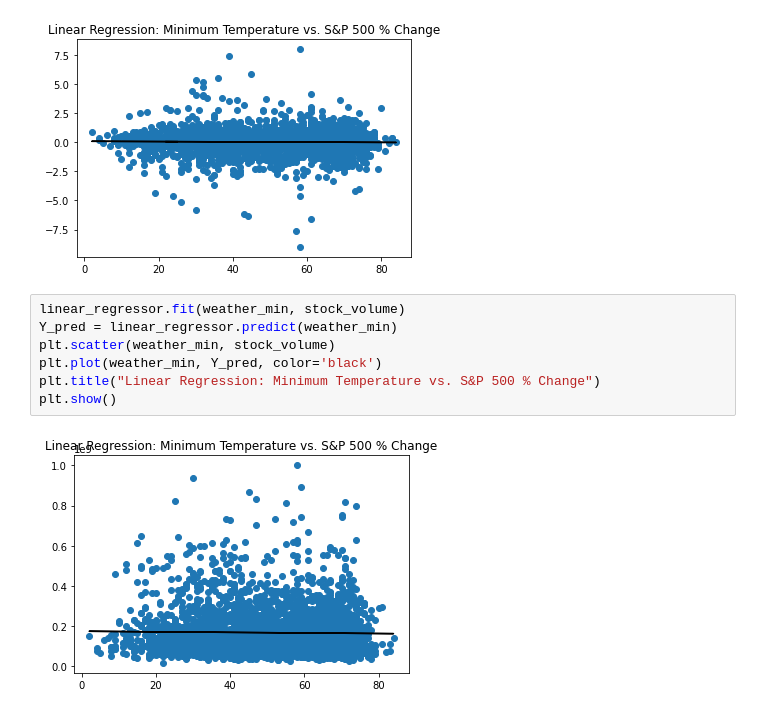
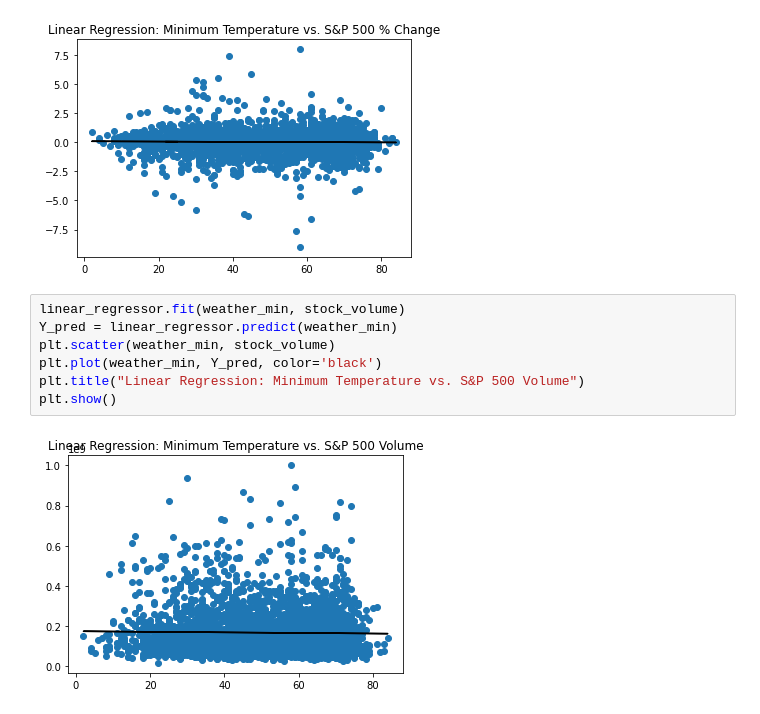
Before and after one commit to SoyMilkIsOk/DataMining-WeatherStocks, a Jupyter notebook: spy_calculations.ipynb, the cells around one changed output. Drawn from its saved outputs; the diff is of its cells as text.

Commit message:
fixed data_import.py and fixed plot titles

```diff
--- a/spy_calculations.ipynb
+++ b/spy_calculations.ipynb
@@ -174,9 +185,9 @@ plt.show()
 # %%
 linear_regressor.fit(weather_min, stock_volume)
 Y_pred = linear_regressor.predict(weather_min)
 plt.scatter(weather_min, stock_volume)
 plt.plot(weather_min, Y_pred, color='black')
-plt.title("Linear Regression: Minimum Temperature vs. S&P 500 % Change")
+plt.title("Linear Regression: Minimum Temperature vs. S&P 500 Volume")
 plt.show()
 # %% [output]
-[figure, old version]
+[figure, new version]
```
Also changed, not shown: parts of 5 cells of this notebook, 3 other files.
